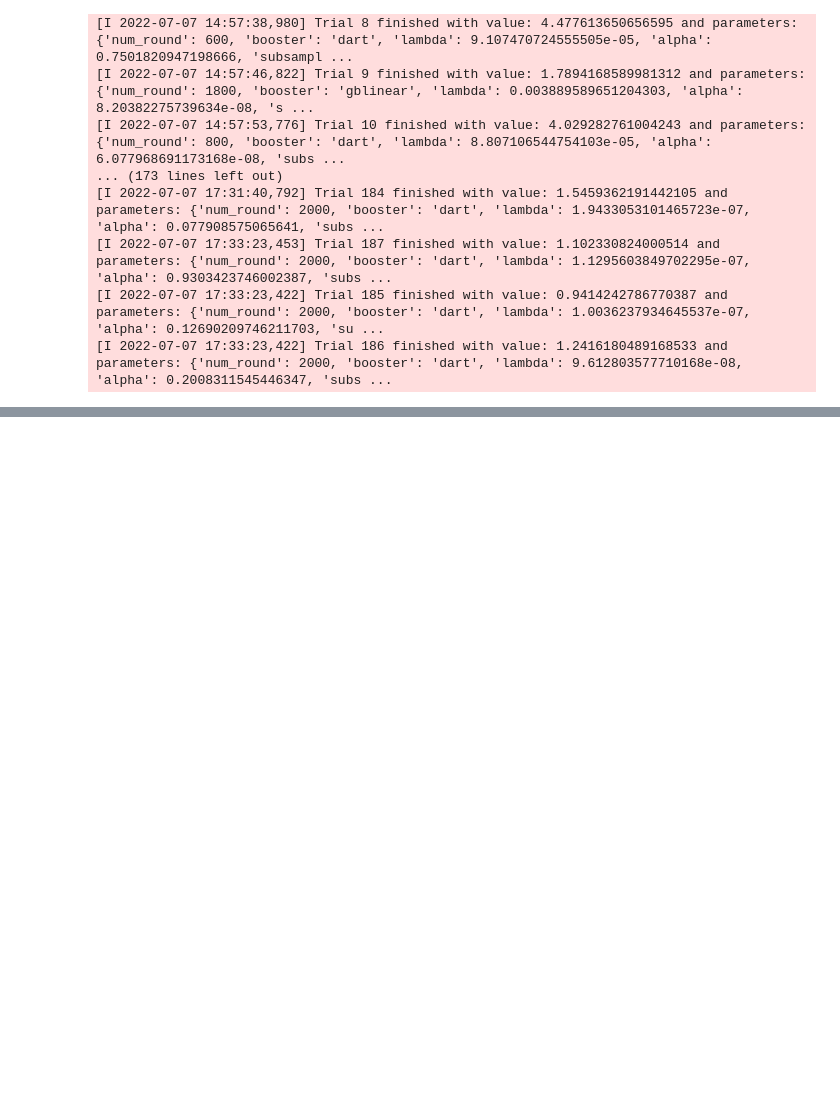
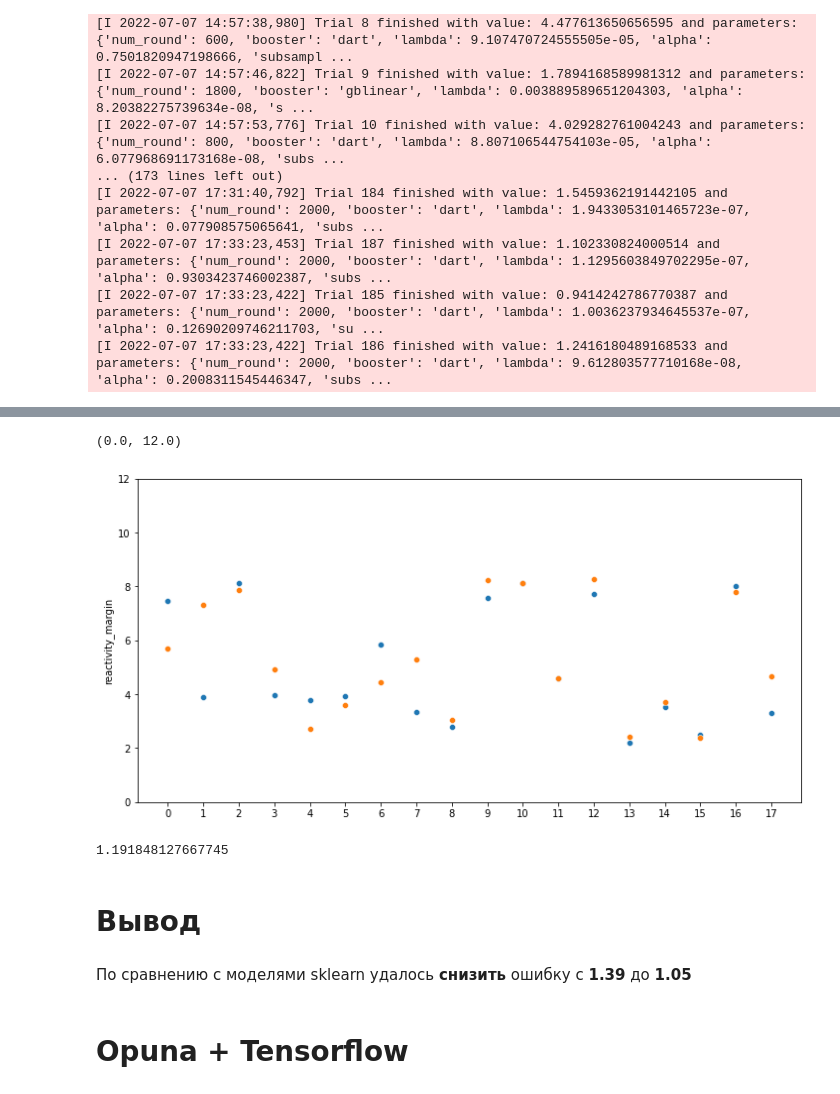
Before and after one commit to KruglikovAnton/burn-up-to-massive, a Jupyter notebook: Building_regression_model.ipynb, the cells around one changed output, grey strips where cells are left out. Cells and saved outputs as stored; diff of their text form; code cells hidden in the pictures; blank space fills up the shorter version.

```diff
--- a/Building_regression_model.ipynb
+++ b/Building_regression_model.ipynb
@@ -412,7 +279,0 @@ fig.show()
-# %%
-#Обучим модель на тренировочной и валидационной выборках
-dtrain = xgb.DMatrix(X_train3, label=y_train3)
-dtest = xgb.DMatrix(X_test3, label=y_test3)
-param = trial.params
-num_round = param.pop('num_round')
-bst = xgb.train(param, dtrain, num_round)
@@ -633,0 +381,28 @@ _________________________________________________________________
+# %%
+#Обучим модель на тренировочной и валидационной выборках
+dtrain = xgb.DMatrix(X_train3, label=y_train3)
+dtest = xgb.DMatrix(X_test3, label=y_test3)
+param = trial.params
+# num_round = param.pop('num_round')
+num_round = 700
+bst_3 = xgb.train(param, dtrain, num_round)
+# %%
+plt.rcParams['figure.figsize'] = (12,6)
+y_pred = bst_3.predict(dtest)
+ax = sns.scatterplot(x=range(len(y_pred)), y=y_pred)
+sns.scatterplot(x=range(len(y_pred)), y=y_test3, ax=ax)
+ax.set_xticks(range(len(y_pred)))
+ax.set_ylim([0,12])
+# %% [output]
+(0.0, 12.0)
+[figure, added]
+# %%
+mean_squared_error(y_test3, y_pred, squared=False)
+# %% [output]
+1.191848127667745
+# %% [markdown]
+# Вывод
+# %% [markdown]
+По сравнению с моделями sklearn удалось **снизить** ошибку с **1.39** до **1.05**
+# %% [markdown]
+# Opuna + Tensorflow
```
Also changed, not shown: parts of 41 cells of this notebook, 4 other files.
